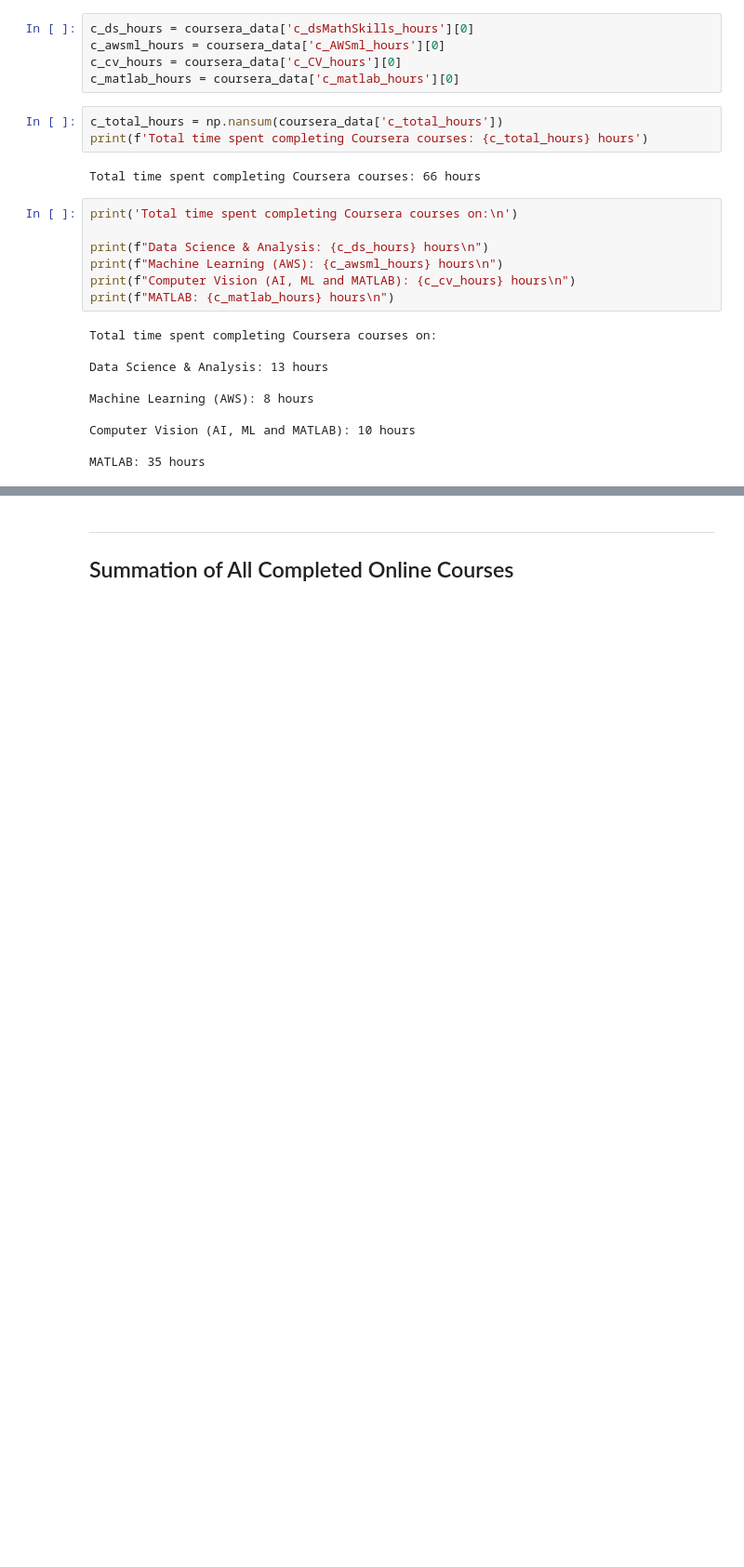
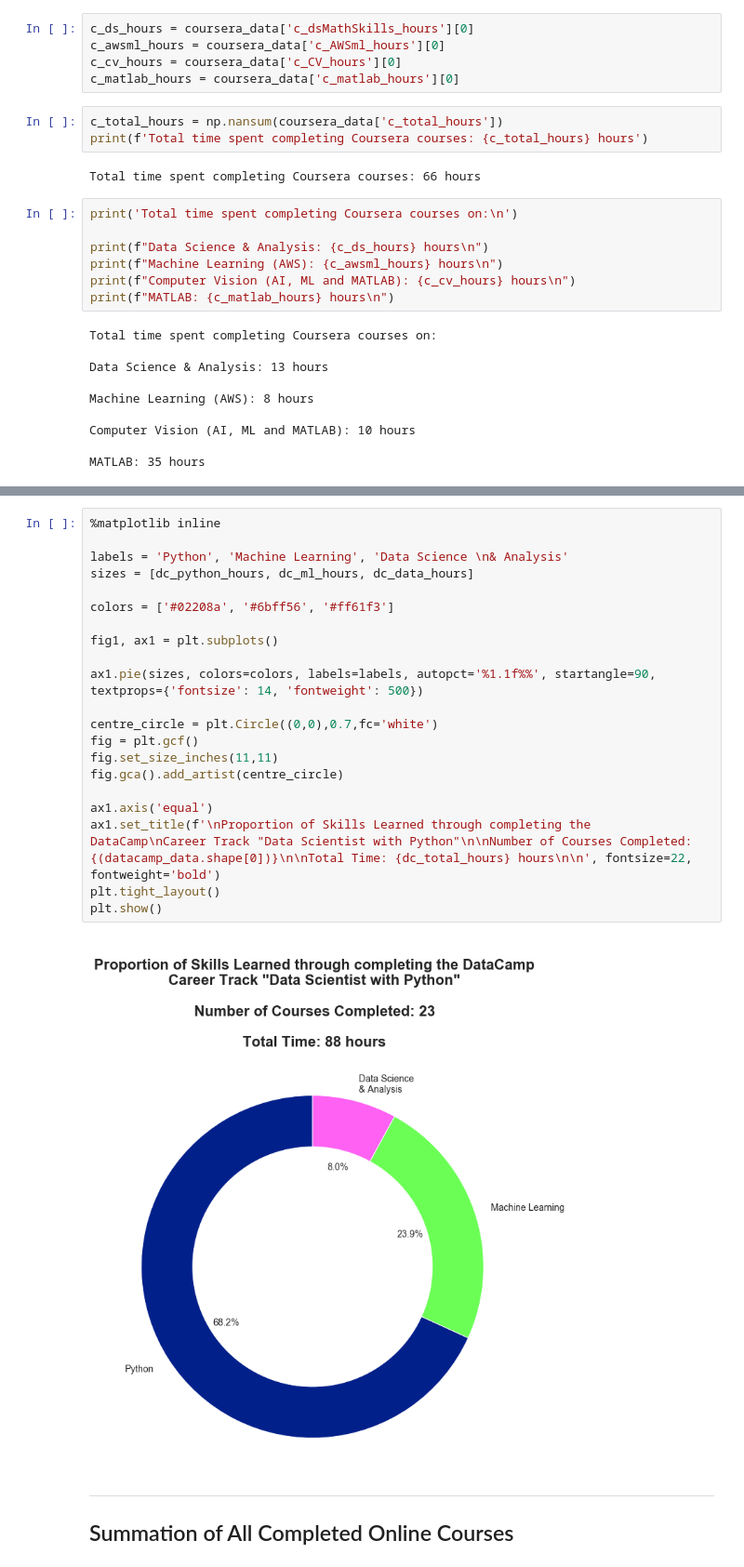
Before and after one commit to abbielms/Online_Courses, a Jupyter notebook: OnlineCourses.ipynb, the cells around one changed output, grey strips where cells are left out. Shown: that part at 93% size. Saved outputs shown, nothing was run; the diff lists cells and outputs as text; blank space fills up the shorter version.

```diff
--- a/OnlineCourses.ipynb
+++ b/OnlineCourses.ipynb
@@ -223,3 +277,26 @@ plt.show()
+# %%
+%matplotlib inline
+
+labels = 'Python', 'Machine Learning', 'Data Science \n& Analysis'
+sizes = [dc_python_hours, dc_ml_hours, dc_data_hours]
+
+colors = ['#02208a', '#6bff56', '#ff61f3']
+
+fig1, ax1 = plt.subplots()
+
+ax1.pie(sizes, colors=colors, labels=labels, autopct='%1.1f%%', startangle=90, textprops={'fontsize': 14, 'fontweight': 500})
+
+centre_circle = plt.Circle((0,0),0.7,fc='white')
+fig = plt.gcf()
+fig.set_size_inches(11,11)
+fig.gca().add_artist(centre_circle)
+
+ax1.axis('equal')
+ax1.set_title(f'\nProportion of Skills Learned through completing the DataCamp\nCareer Track "Data Scientist with Python"\n\nNumber of Courses Completed: {(datacamp_data.shape[0])}\n\nTotal Time: {dc_total_hours} hours\n\n', fontsize=22, fontweight='bold')
+plt.tight_layout()
+plt.show()
+# %% [output]
+[figure, added]
 # %% [markdown]
 ---------------------------------------------------------------------------------------------------------------------------
 ## Summation of All Completed Online Courses
```
Also changed, not shown: parts of 10 cells of this notebook.
